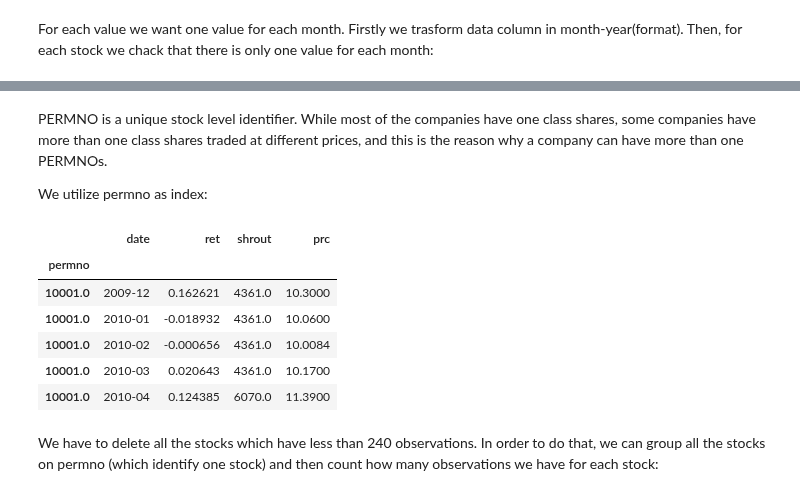
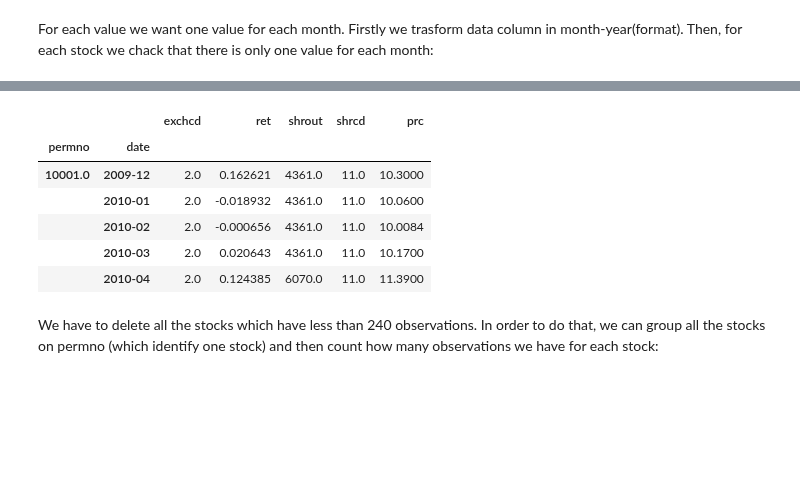
Before and after one commit to baohien97/EPFL-Investments, a Jupyter notebook: As7/InvestmentsAs7.ipynb, the cells around one changed output, grey strips where cells are left out. Drawn from its saved outputs; the diff is of its cells as text; code cells hidden in the pictures; blank space fills up the shorter version.

```diff
--- a/As6/InvestmentsAs6.ipynb
+++ b/As7/InvestmentsAs7.ipynb
@@ -49,20 +45,16 @@ stocks.head() # see data format
-# %% [markdown]
-PERMNO is a unique stock level identifier. While most of the companies have one class shares, some companies have more than one class shares traded at different prices, and this is the reason why a company can have more than one PERMNOs.
-
-We utilize permno as index:
-# %%
-stocks.sort_values(by='permno')
-stocks = stocks.drop_duplicates(['permno','date']) # delete duplicates
-stocks = stocks.set_index('permno') # set permno as index
-stocks.head()
-# %% [output]
-|  | date | ret | shrout | prc |
-| permno |  |  |  |  |
-| 10001.0 | 2009-12 | 0.162621 | 4361.0 | 10.3000 |
-| 10001.0 | 2010-01 | -0.018932 | 4361.0 | 10.0600 |
-| 10001.0 | 2010-02 | -0.000656 | 4361.0 | 10.0084 |
-| 10001.0 | 2010-03 | 0.020643 | 4361.0 | 10.1700 |
-| 10001.0 | 2010-04 | 0.124385 | 6070.0 | 11.3900 |
+# %%
+# We set also date as index for having a nice output
+stocks_output = stocks.reset_index()
+stocks_output = stocks_output.set_index(['permno','date'])
+stocks_output.head()
+# %% [output]
+|  |  | exchcd | ret | shrout | shrcd | prc |
+| permno | date |  |  |  |  |  |
+| 10001.0 | 2009-12 | 2.0 | 0.162621 | 4361.0 | 11.0 | 10.3000 |
+|  | 2010-01 | 2.0 | -0.018932 | 4361.0 | 11.0 | 10.0600 |
+|  | 2010-02 | 2.0 | -0.000656 | 4361.0 | 11.0 | 10.0084 |
+|  | 2010-03 | 2.0 | 0.020643 | 4361.0 | 11.0 | 10.1700 |
+|  | 2010-04 | 2.0 | 0.124385 | 6070.0 | 11.0 | 11.3900 |
 # %% [markdown]
 We have to delete all the stocks which have less than 240 observations. In order to do that, we can group all the stocks on permno (which identify one stock) and then count how many observations we have for each stock:
 # %%
```
Also changed, not shown: parts of 20 cells of this notebook, 2 other files.
